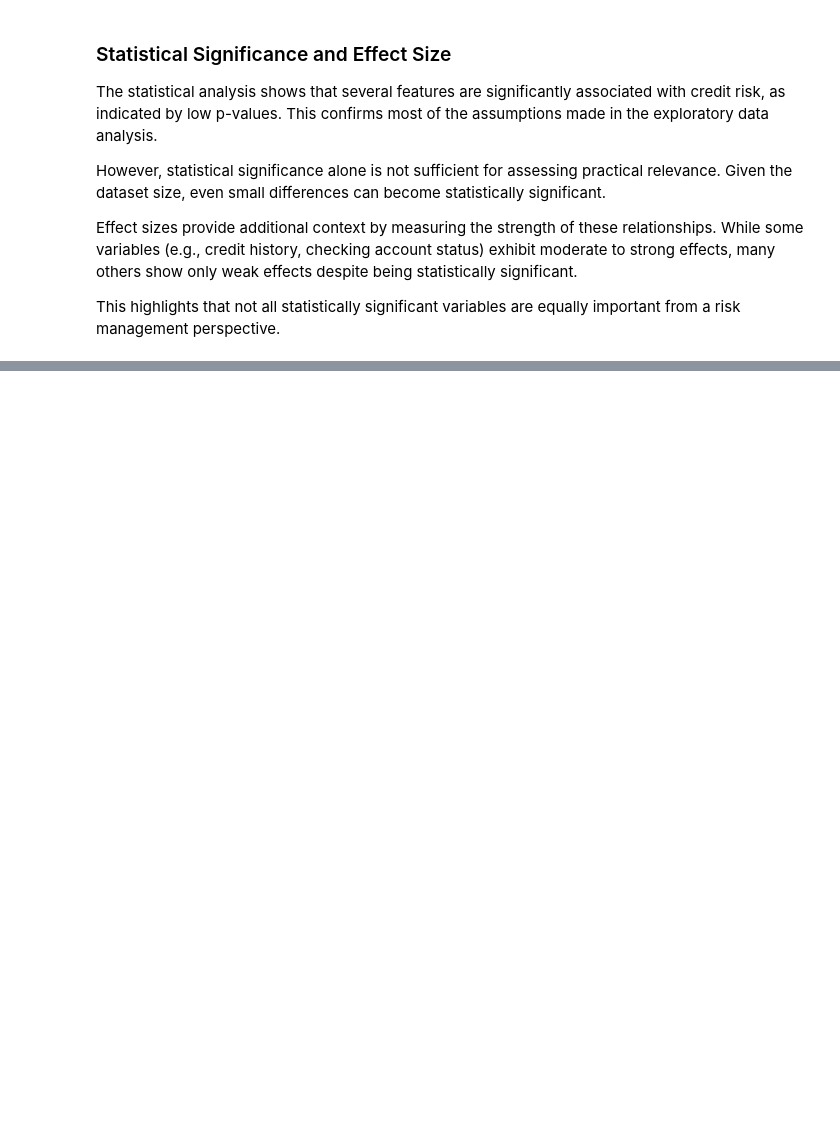
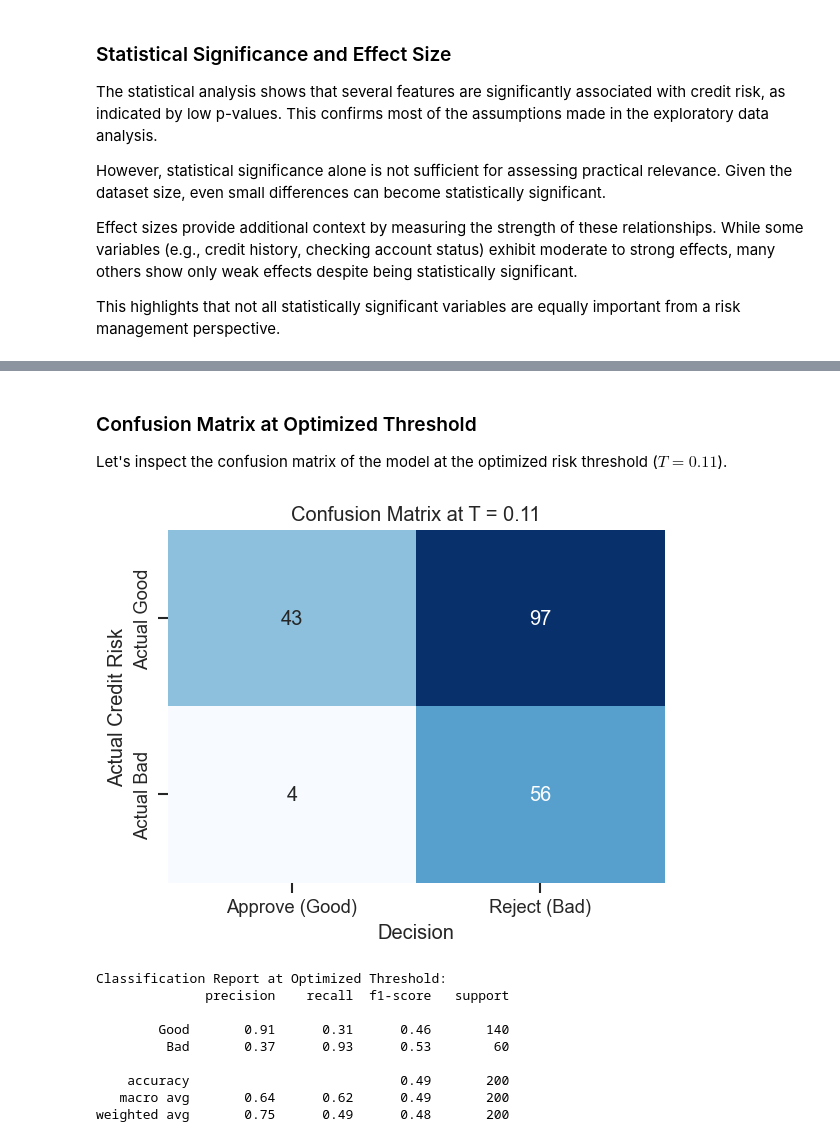
Before and after one commit to alexwill314/german_credit_eda, a Jupyter notebook: notebooks/German_Credit_Data_Analysis.ipynb, the cells around one changed output, grey strips where cells are left out. Cells and saved outputs as stored; diff of their text form; code cells hidden in the pictures; blank space fills up the shorter version.

```diff
--- a/notebooks/German_Credit_Data_Analysis.ipynb
+++ b/notebooks/German_Credit_Data_Analysis.ipynb
@@ -562,0 +733,32 @@ as these variables may jointly capture risk patterns not visible in isolation.
+# %% [markdown]
+### Confusion Matrix at Optimized Threshold
+
+Let's inspect the confusion matrix of the model at the optimized risk threshold ($T = 0.11$).
+# %%
+# Confusion Matrix at optimal threshold (0.11)
+y_pred_optimal = (y_pred_prob >= optimal_threshold).astype(int)
+cm = confusion_matrix(y_test, y_pred_optimal)
+
+fig, ax = plt.subplots(figsize=(5, 4))
+sns.heatmap(cm, annot=True, fmt='d', cmap='Blues', cbar=False, ax=ax,
+            xticklabels=['Approve (Good)', 'Reject (Bad)'],
+            yticklabels=['Actual Good', 'Actual Bad'])
+ax.set_title(f'Confusion Matrix at T = {optimal_threshold:.2f}')
+ax.set_ylabel('Actual Credit Risk')
+ax.set_xlabel('Decision')
+plt.tight_layout()
+plt.show()
+
+print("Classification Report at Optimized Threshold:")
+print(classification_report(y_test, y_pred_optimal, target_names=['Good', 'Bad']))
+# %% [output]
+[figure, added]
+Classification Report at Optimized Threshold:
+              precision    recall  f1-score   support
+
+        Good       0.91      0.31      0.46       140
+         Bad       0.37      0.93      0.53        60
+
+    accuracy                           0.49       200
+   macro avg       0.64      0.62      0.49       200
+weighted avg       0.75      0.49      0.48       200
```
Also changed, not shown: parts of 20 cells of this notebook, 1 other file.
